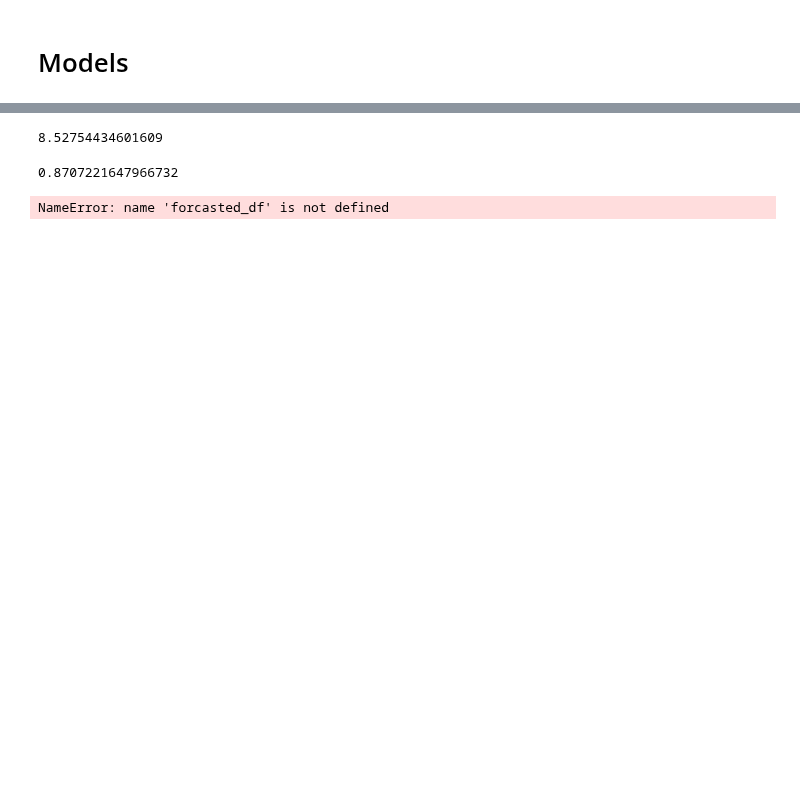
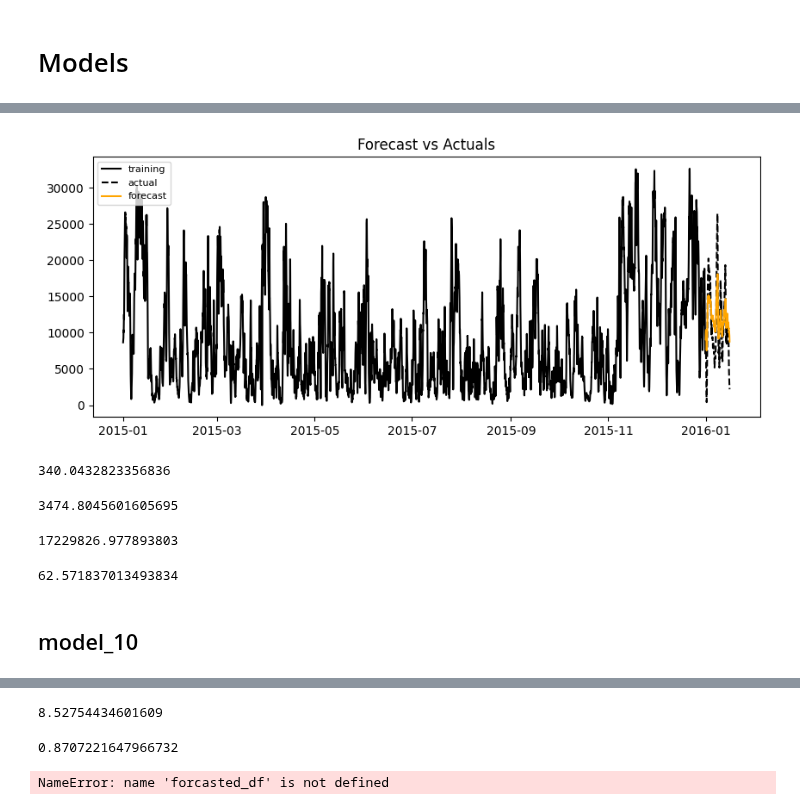
Before and after one commit to HaukeFock/predict_energy_generation, a Jupyter notebook: notebooks/rodrigo_sarimax.ipynb, the cells around one changed output, grey strips where cells are left out. Cells and saved outputs as stored; diff of their text form; code cells hidden in the pictures; blank space fills up the shorter version.

```diff
--- a/notebooks/rodrigo_sarimax.ipynb
+++ b/notebooks/rodrigo_sarimax.ipynb
@@ -249,0 +289,24 @@ plot_forecast(forecast, y_train, y_test)
+# %%
+y_pred = model_8.forecast(len(y_test), exog=X_test, alpha=0.05)
+# %%
+plot_forecast(y_pred, y_train, y_test)
+# %% [output]
+[figure, added]
+# %%
+model_8.mae
+# %% [output]
+340.0432823356836
+# %%
+mae(y_test, y_pred)
+# %% [output]
+3474.8045601605695
+# %%
+mse(y_test, y_pred)
+# %% [output]
+17229826.977893803
+# %%
+mean_absolute_percentage_error(y_test, y_pred)
+# %% [output]
+62.571837013493834
+# %% [markdown]
+## model_10
```
Also changed, not shown: parts of 43 cells of this notebook, 1 other file.
